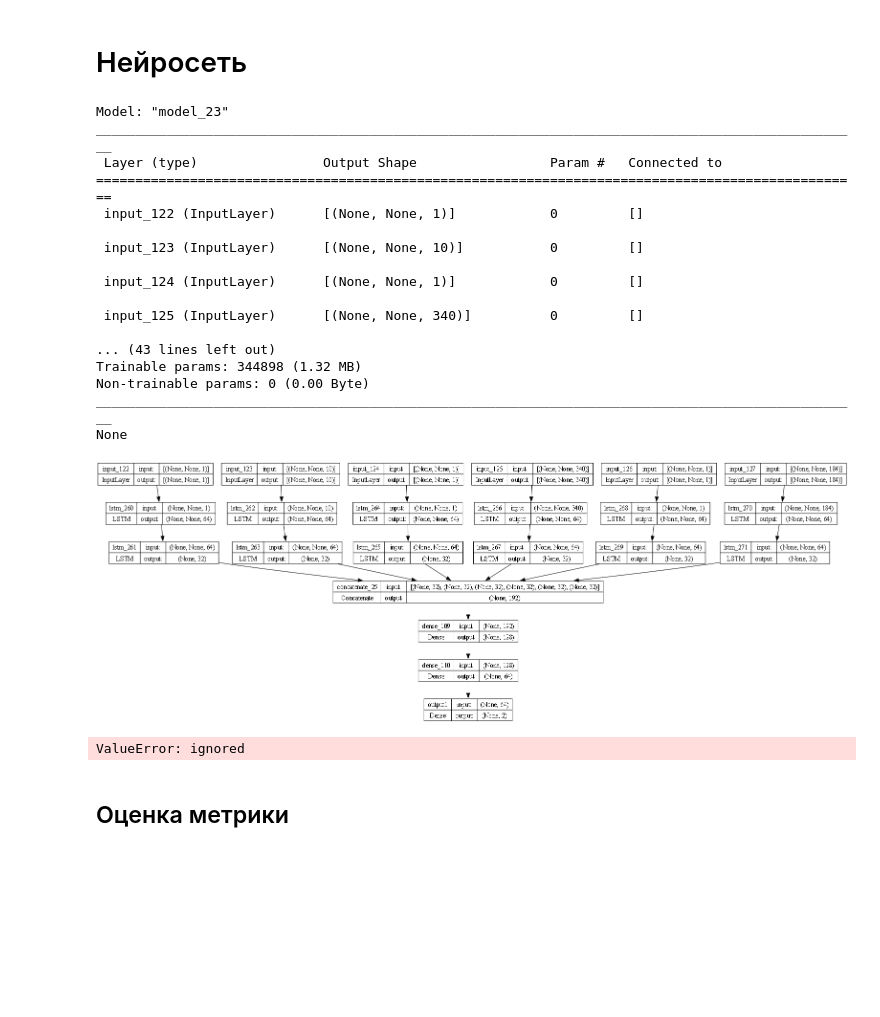
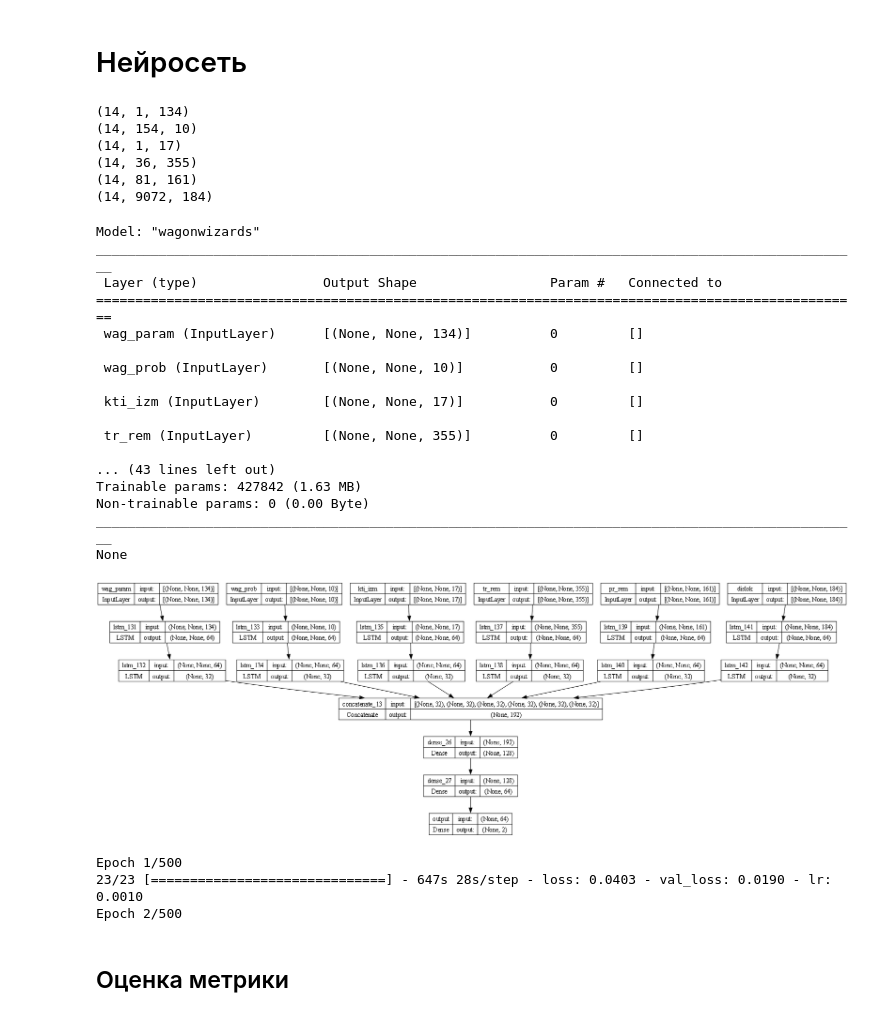
Before and after one commit to kamnsv/datawagon2, a Jupyter notebook: DataWagon_2_3_WagonWizards.ipynb, the cells around one changed output. Saved outputs shown, nothing was run; the diff lists cells and outputs as text; code cells hidden in the pictures; blank space fills up the shorter version.

Commit message:
Обучение сети

```diff
--- a/DataWagon_2_3_WagonWizards.ipynb
+++ b/DataWagon_2_3_WagonWizards.ipynb
@@ -489,13 +518,15 @@ len(x_train), len(y_train), len(x_valid), len(y_valid)
 # Нейросеть
 # %%
 #@title Архитектура модели
-def get_model(shapes: list):
+def get_model(shapes: dict, name: str):
     # Input layers
+
     inputs = []
     lstms = []
-    for i in shapes:
-        x = Input(shape=(None, i.shape[1]))
+    for k, v in shapes.items():
+        x = Input(shape=v, name=k)
         inputs.append(x)
+        #y = Masking()(x)
         y = LSTM(64, activation='tanh', return_sequences=True)(x)
         y = LSTM(32, activation='tanh')(y)
         lstms.append(y)
@@ -509,35 +540,53 @@ def get_model(shapes: list):
 
     # Output layers
 
-    output = Dense(2, activation='sigmoid', name='output1')(y)
+    output = Dense(2, activation='sigmoid', name='output')(y)
 
 
     # Define the model
-    model = Model(inputs=inputs, outputs=output)
+    model = Model(inputs=inputs, outputs=output, name=name)
 
     return model
+# %%
+for x in x_train:
+  print(x.shape)
+# %% [output]
+(14, 1, 134)
+(14, 154, 10)
+(14, 1, 17)
+(14, 36, 355)
+(14, 81, 161)
+(14, 9072, 184)
 # %%
 #@title Обзор сети
-model = get_model(x_test[0])
+shapes = {
+      'wag_param':(None, 134),
+      'wag_prob': (None, 10),
+      'kti_izm': (None, 17),
+      'tr_rem': (None, 355),
+      'pr_rem': (None, 161),
+      'dislok': (None, 184)
+}
+model = get_model(shapes, 'wagonwizards')
 print(model.summary())
 utils.plot_model(model, show_shapes=True, dpi=70)
 # %% [output]
-Model: "model_23"
+Model: "wagonwizards"
 __________________________________________________________________________________________________
  Layer (type)                Output Shape                 Param #   Connected to
 ==================================================================================================
- input_122 (InputLayer)      [(None, None, 1)]            0         []
+ wag_param (InputLayer)      [(None, None, 134)]          0         []
 
- input_123 (InputLayer)      [(None, None, 10)]           0         []
+ wag_prob (InputLayer)       [(None, None, 10)]           0         []
 
- input_124 (InputLayer)      [(None, None, 1)]            0         []
+ kti_izm (InputLayer)        [(None, None, 17)]           0         []
 
- input_125 (InputLayer)      [(None, None, 340)]          0         []
+ tr_rem (InputLayer)         [(None, None, 355)]          0         []
 
 ... (43 lines left out)
-Trainable params: 344898 (1.32 MB)
+Trainable params: 427842 (1.63 MB)
 Non-trainable params: 0 (0.00 Byte)
 __________________________________________________________________________________________________
 None
-[figure, old version]
+[figure, new version]
 # %%
@@ -546,8 +595,7 @@ model.compile(optimizer='adam', loss='binary_crossentropy')
 # %%
-# Обучение модели
-
+#@title Обучение модели
 history = model.fit(x_train, y_train,
-    epochs=500, batch_size=1,
+    epochs=500, batch_size=32,
     validation_data=(x_valid, y_valid),
     callbacks=[
         ReduceLROnPlateau(monitor='val_loss', verbose=1, factor=0.5, patience=5, min_lr=0.00000001),
@@ -555,7 +603,9 @@ history = model.fit(x_train, y_train,
     ]
 )
 # %% [output]
-ValueError: ignored
+Epoch 1/500
+23/23 [==============================] - 647s 28s/step - loss: 0.0403 - val_loss: 0.0190 - lr: 0.0010
+Epoch 2/500
 # %%
 # Построение графика функции потерь
 plt.figure(figsize=(8, 6))
```
Also changed, not shown: parts of 14 cells of this notebook.
